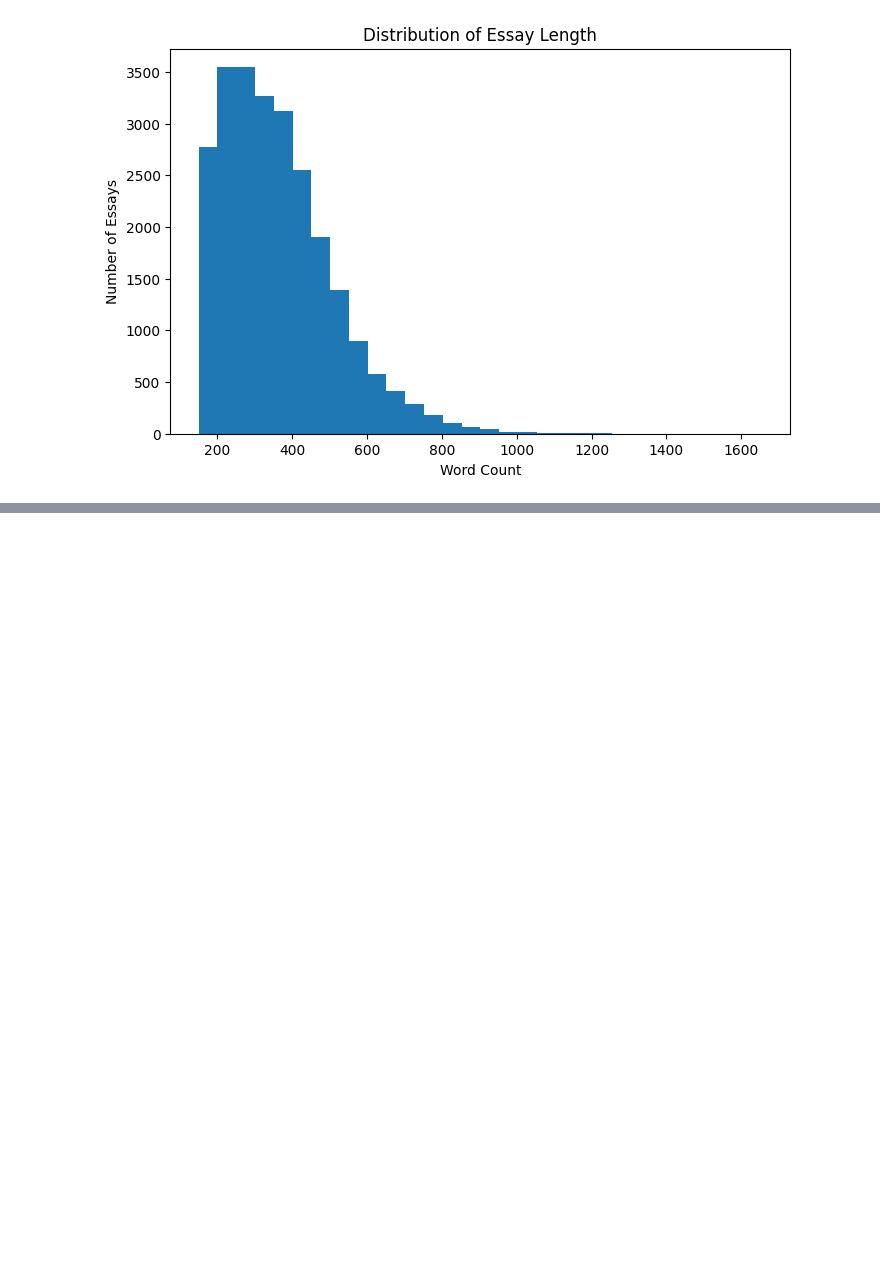
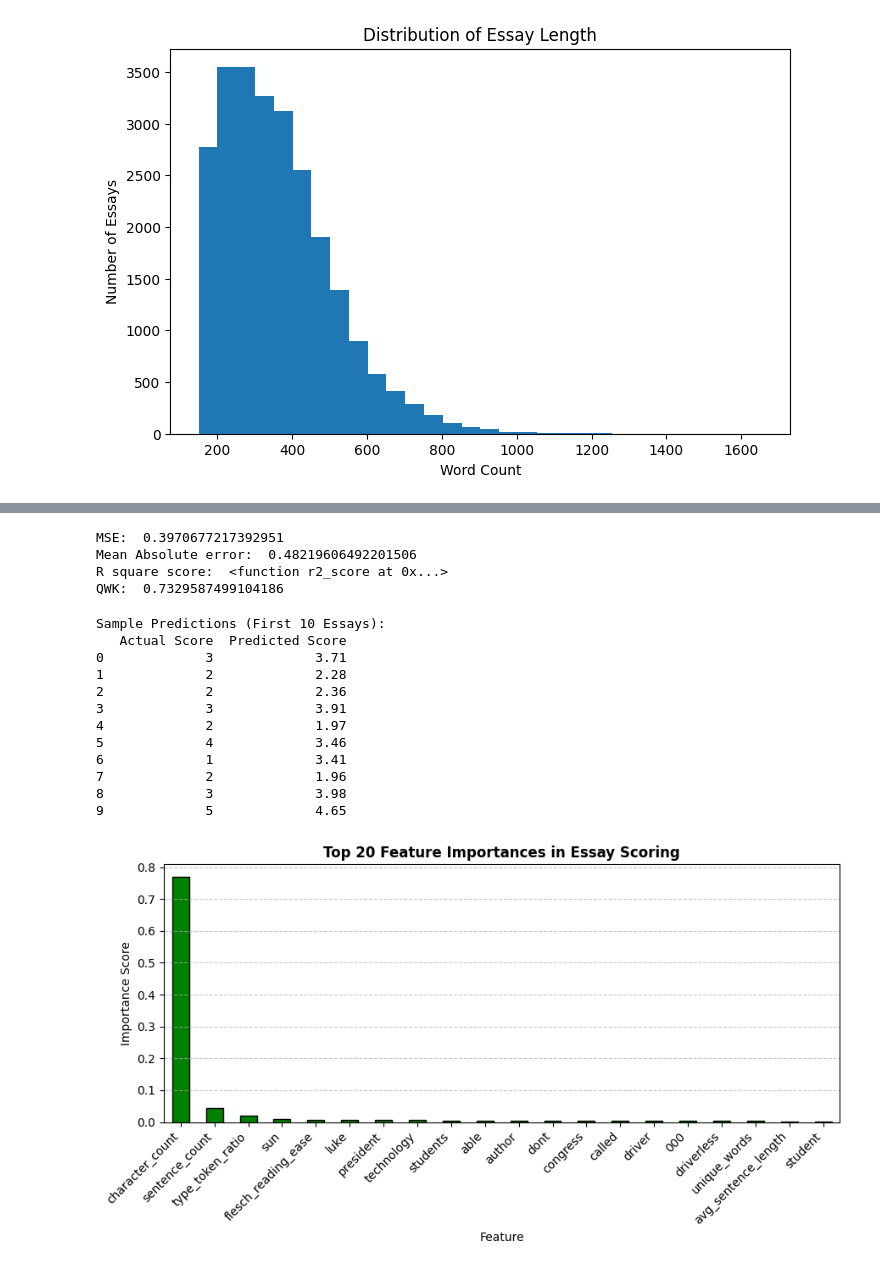
Before and after one commit to AdamaBaba/Project, a Jupyter notebook: Project.ipynb, the cells around one changed output, grey strips where cells are left out. Drawn from its saved outputs; the diff is of its cells as text; code cells hidden in the pictures; blank space fills up the shorter version.

```diff
--- a/Project.ipynb
+++ b/Project.ipynb
@@ -134,0 +415,64 @@ df["unique_words"] = df["full_text"].apply(lambda x: len(set(x.lower().split()))
+# %%
+#Gradient Boosting
+from sklearn.ensemble import GradientBoostingRegressor
+from sklearn.metrics import mean_squared_error, mean_absolute_error, r2_score, cohen_kappa_score
+
+gb_model = GradientBoostingRegressor(
+    n_estimators=100,
+    learning_rate=0.1,
+    max_depth=3,
+    random_state=42)
+
+gb_model.fit(X_train, y_train)
+y_pred_gb = gb_model.predict(X_test)
+
+mse_gb = mean_squared_error(y_test, y_pred_gb)
+mae_gb = mean_absolute_error(y_test, y_pred_gb)
+r2_gb = r2_score(y_test, y_pred_gb)
+
+y_pred_gb_rounded = np.round(y_pred_gb).astype(int)
+qwk_gb = cohen_kappa_score(y_test, y_pred_gb_rounded, weights="quadratic")
+
+print("MSE: ", mse_gb)
+print("Mean Absolute error: ", mae_gb)
+print("R square score: ", r2_score)
+print("QWK: ", qwk_gb)
+# %% [output]
+MSE:  0.3970677217392951
+Mean Absolute error:  0.48219606492201506
+R square score:  <function r2_score at 0x...>
+QWK:  0.7329587499104186
+# %%
+comparison_df = pd.DataFrame({
+    'Actual Score': y_test.values[:10],
+    'Predicted Score': y_pred_gb[:10]})
+print("\nSample Predictions (First 10 Essays):")
+print(comparison_df.round(2))
+
+# 5. Feature importance — top 20 only, for readability
+importances = pd.Series(gb_model.feature_importances_, index=X_train.columns)
+importances = importances.sort_values(ascending=False).head(20)
+
+plt.figure(figsize=(9, 5))
+importances.plot(kind='bar', color='green', edgecolor='black')
+plt.title("Top 20 Feature Importances in Essay Scoring", fontsize=12, fontweight='bold')
+plt.xlabel("Feature", fontsize=10)
+plt.ylabel("Importance Score", fontsize=10)
+plt.xticks(rotation=45, ha='right')
+plt.grid(axis='y', linestyle='--', alpha=0.7)
+plt.tight_layout()
+plt.show()
+# %% [output]
+Sample Predictions (First 10 Essays):
+   Actual Score  Predicted Score
+0             3             3.71
+1             2             2.28
+2             2             2.36
+3             3             3.91
+4             2             1.97
+5             4             3.46
+6             1             3.41
+7             2             1.96
+8             3             3.98
+9             5             4.65
+[figure, added]
```
Also changed, not shown: parts of 29 cells of this notebook.
